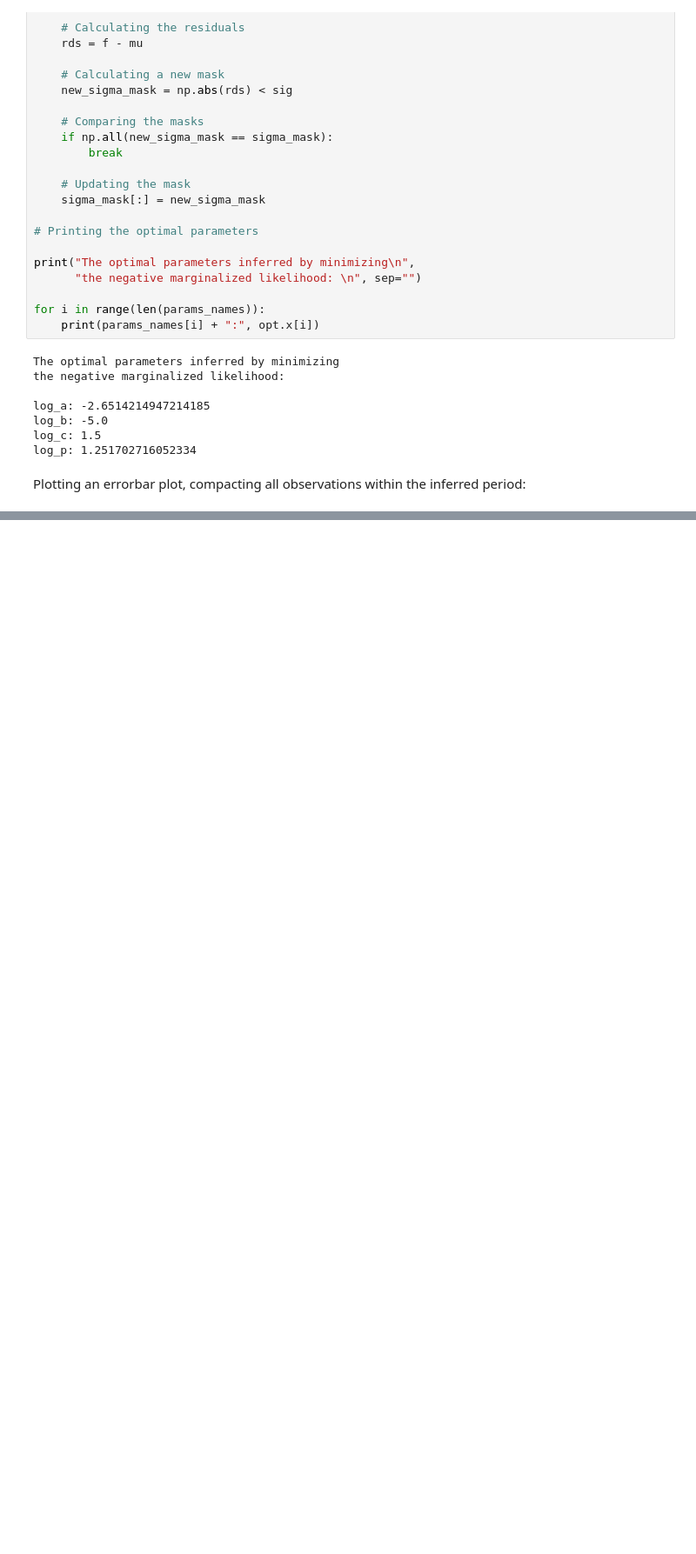
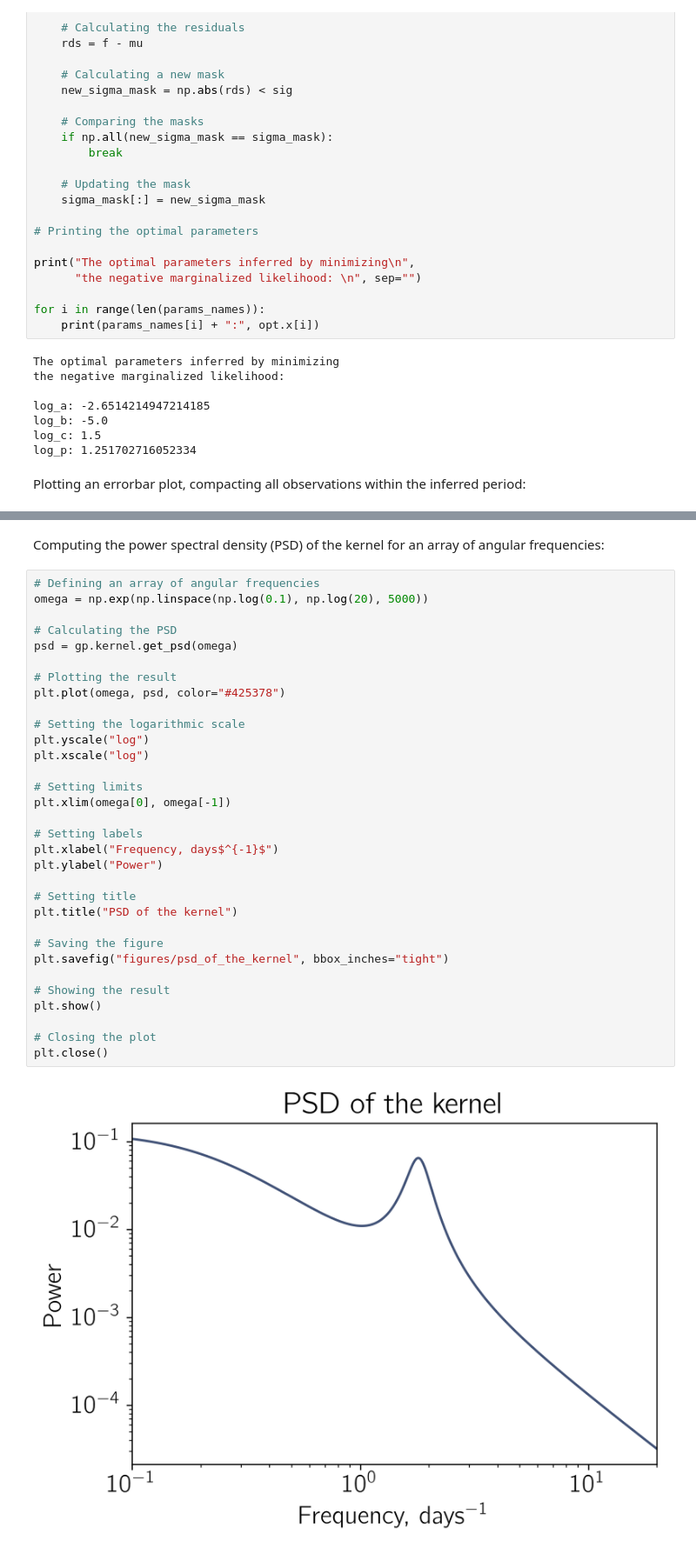
Before and after one commit to paveloom-c/C2, a Jupyter notebook: rotation/rotation.ipynb, the cells around one changed output, grey strips where cells are left out. Shown at 87% size. Drawn from its saved outputs; the diff is of its cells as text; blank space fills up the shorter version.

Commit message:
> (1) Added the cells making the following plots:
A plot of the PSD of the kernel and a plot of the correlograms: direct one (with sigma mask) and the correlogram of the kernel.

```diff
--- a/rotation/rotation.ipynb
+++ b/rotation/rotation.ipynb
@@ -418 +419,37 @@ The value of the period inferred using celerite model: 3.4962910829909846
 [figure]
+# %% [markdown]
+Computing the power spectral density (PSD) of the kernel for an array of angular frequencies:
+# %%
+# Defining an array of angular frequencies
+omega = np.exp(np.linspace(np.log(0.1), np.log(20), 5000))
+
+# Calculating the PSD
+psd = gp.kernel.get_psd(omega)
+
+# Plotting the result
+plt.plot(omega, psd, color="#425378")
+
+# Setting the logarithmic scale
+plt.yscale("log")
+plt.xscale("log")
+
+# Setting limits
+plt.xlim(omega[0], omega[-1])
+
+# Setting labels
+plt.xlabel("Frequency, days$^{-1}$")
+plt.ylabel("Power")
+
+# Setting title
+plt.title("PSD of the kernel")
+
+# Saving the figure
+plt.savefig("figures/psd_of_the_kernel", bbox_inches="tight")
+
+# Showing the result
+plt.show()
+
+# Closing the plot
+plt.close()
+# %% [output]
+[figure, added]
```
Also changed, not shown: parts of 6 cells of this notebook, 4 other files.
